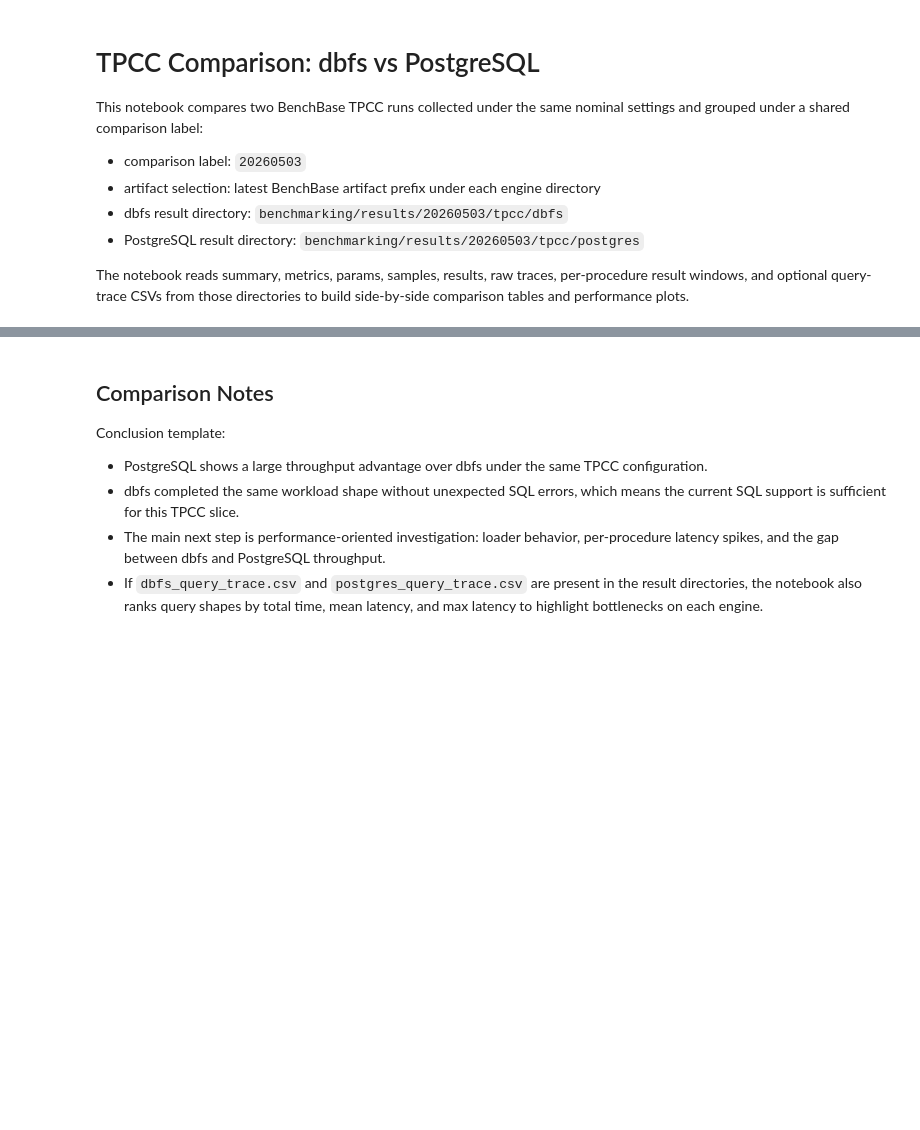
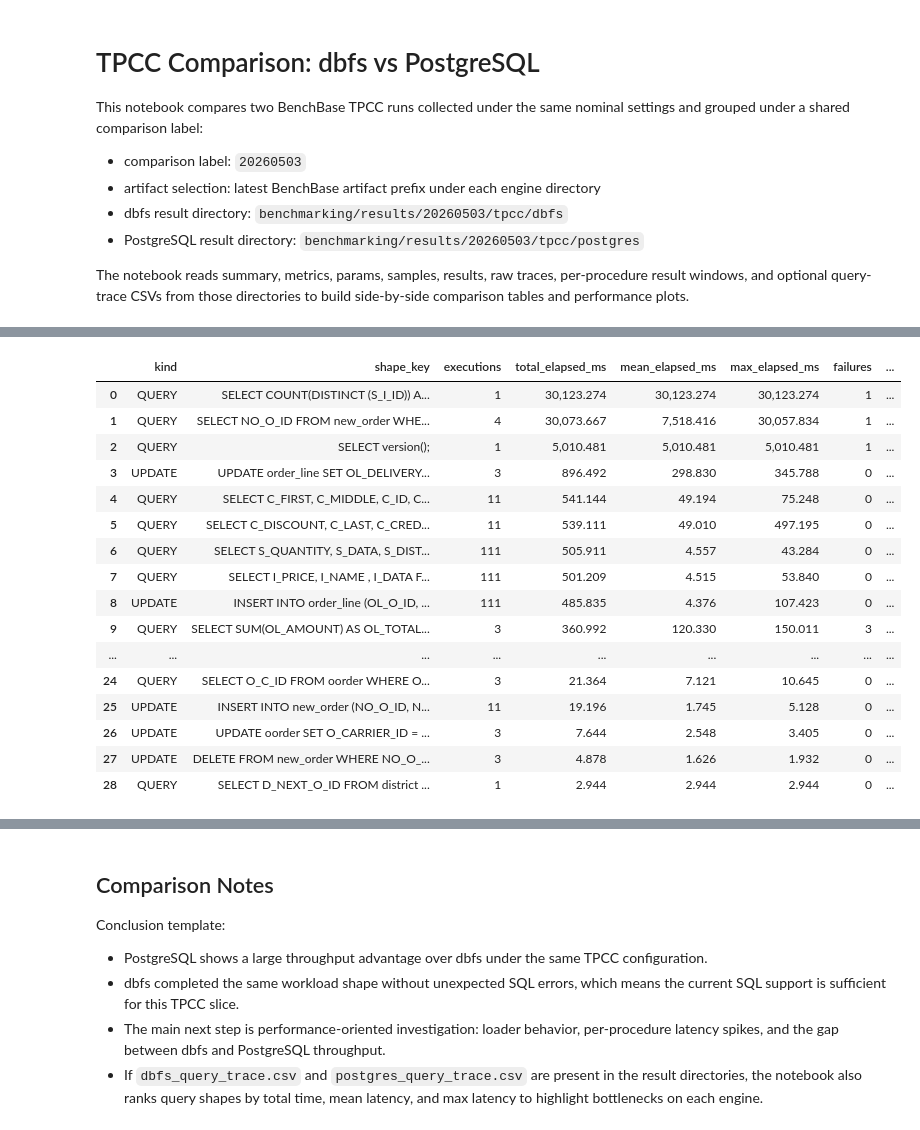
Before and after one commit to yohaku999/oltp_fs, a Jupyter notebook: benchmarking/notebooks/tpcc_dbfs_vs_postgres_basic_comparison.ipynb, the cells around one changed output, grey strips where cells are left out. Saved outputs shown, nothing was run; the diff lists cells and outputs as text; code cells hidden in the pictures; blank space fills up the shorter version.

Commit message:
fix : better result visualization on benchmark

```diff
--- a/benchmarking/notebooks/tpcc_dbfs_vs_postgres_basic_comparison.ipynb
+++ b/benchmarking/notebooks/tpcc_dbfs_vs_postgres_basic_comparison.ipynb
@@ -22,42 +22,42 @@ plt.style.use('ggplot')
 pd.set_option('display.float_format', lambda value: f'{value:,.3f}')
 
 comparison_root = Path(
-    '/Users/yohasebe/Documents/dbfs/benchmarking/results/20260503/tpcc')
+    '/Users/yohasebe/Documents/dbfs/benchmarking/results/20260518-063146/tpcc')
 
-run_configs = {
-    'dbfs': {
-        'label': 'tpcc_2026-05-03_04-12-31',
-        'display_name': 'dbfs',
-        'result_dir': comparison_root / 'dbfs',
-    },
-    'postgres': {
-        'label': 'tpcc_2026-05-03_04-14-31',
-        'display_name': 'PostgreSQL',
-        'result_dir': comparison_root / 'postgres',
-    },
-}
+# Query trace viewer (early stage - works without metrics.json)
+# 最新のベンチマーク結果から dbfs_query_trace.csv を探して表示
 
-configured_ratios = pd.Series(
-    {
-        'NewOrder': 45.0,
-        'Payment': 43.0,
-        'OrderStatus': 4.0,
-        'Delivery': 4.0,
-        'StockLevel': 4.0,
-    },
-    name='Configured Ratio (%)')
+results_root = Path('/Users/yohasebe/Documents/dbfs/benchmarking/results')
 
-required_suffixes = {
-    'summary': '.summary.json',
-    'metrics': '.metrics.json',
-    'params': '.params.json',
-    'results': '.results.csv',
-    'samples': '.samples.csv',
-    'raw': '.raw.csv',
-}
+# 最新のタイムスタンプディレクトリを探す
+latest_timestamp = None
+latest_trace_path = None
 
-query_trace_filenames = {
-    'dbfs': 'dbfs_query_trace.csv',
-    'postgres': 'postgres_query_trace.csv',
-}
-procedure_suffix = '.results.'
+for timestamp_dir in sorted(results_root.glob('**/tpcc/dbfs'), reverse=True):
+    trace_path = timestamp_dir / 'dbfs_query_trace.csv'
+    if trace_path.exists():
+        latest_timestamp = timestamp_dir.parent.parent.name
+        latest_trace_path = trace_path
+        break
+
+if latest_trace_path:
+    print(f"Loading query trace from: {latest_trace_path}")
+    query_trace_df = pd.read_csv(latest_trace_path)
+
+    # total_elapsed_us で降順ソート
+    query_trace_sorted = query_trace_df.sort_values('total_elapsed_us',
+                                                    ascending=False)
+
+    # usをmsに変換して見やすく
+    display_df = query_trace_sorted.copy()
+    display_df['total_elapsed_ms'] = display_df['total_elapsed_us'] / 1000
+    display_df['mean_elapsed_ms'] = display_df['mean_elapsed_us'] / 1000
+    display_df['max_elapsed_ms'] = display_df['max_elapsed_us'] / 1000
+
+    display(display_df[[
+        'kind', 'shape_key', 'executions', 'total_elapsed_ms',
+        'mean_elapsed_ms', 'max_elapsed_ms', 'failures', 'last_error_type'
+    ]])
+else:
+    print("No dbfs_query_trace.csv found in recent results")
+# %% [output]
@@ -63,0 +65,17 @@ procedure_suffix = '.results.'
+|  | kind | shape_key | executions | total_elapsed_ms | mean_elapsed_ms | max_elapsed_ms | failures | ... |
+| 0 | QUERY | SELECT COUNT(DISTINCT (S_I_ID)) A... | 1 | 30,123.274 | 30,123.274 | 30,123.274 | 1 | ... |
+| 1 | QUERY | SELECT NO_O_ID FROM new_order WHE... | 4 | 30,073.667 | 7,518.416 | 30,057.834 | 1 | ... |
+| 2 | QUERY | SELECT version(); | 1 | 5,010.481 | 5,010.481 | 5,010.481 | 1 | ... |
+| 3 | UPDATE | UPDATE order_line SET OL_DELIVERY... | 3 | 896.492 | 298.830 | 345.788 | 0 | ... |
+| 4 | QUERY | SELECT C_FIRST, C_MIDDLE, C_ID, C... | 11 | 541.144 | 49.194 | 75.248 | 0 | ... |
+| 5 | QUERY | SELECT C_DISCOUNT, C_LAST, C_CRED... | 11 | 539.111 | 49.010 | 497.195 | 0 | ... |
+| 6 | QUERY | SELECT S_QUANTITY, S_DATA, S_DIST... | 111 | 505.911 | 4.557 | 43.284 | 0 | ... |
+| 7 | QUERY | SELECT I_PRICE, I_NAME , I_DATA F... | 111 | 501.209 | 4.515 | 53.840 | 0 | ... |
+| 8 | UPDATE | INSERT INTO order_line (OL_O_ID, ... | 111 | 485.835 | 4.376 | 107.423 | 0 | ... |
+| 9 | QUERY | SELECT SUM(OL_AMOUNT) AS OL_TOTAL... | 3 | 360.992 | 120.330 | 150.011 | 3 | ... |
+| ... | ... | ... | ... | ... | ... | ... | ... | ... |
+| 24 | QUERY | SELECT O_C_ID FROM oorder WHERE O... | 3 | 21.364 | 7.121 | 10.645 | 0 | ... |
+| 25 | UPDATE | INSERT INTO new_order (NO_O_ID, N... | 11 | 19.196 | 1.745 | 5.128 | 0 | ... |
+| 26 | UPDATE | UPDATE oorder SET O_CARRIER_ID = ... | 3 | 7.644 | 2.548 | 3.405 | 0 | ... |
+| 27 | UPDATE | DELETE FROM new_order WHERE NO_O_... | 3 | 4.878 | 1.626 | 1.932 | 0 | ... |
+| 28 | QUERY | SELECT D_NEXT_O_ID FROM district ... | 1 | 2.944 | 2.944 | 2.944 | 0 | ... |
```
Also changed, not shown: parts of 10 cells of this notebook, 12 other files.
